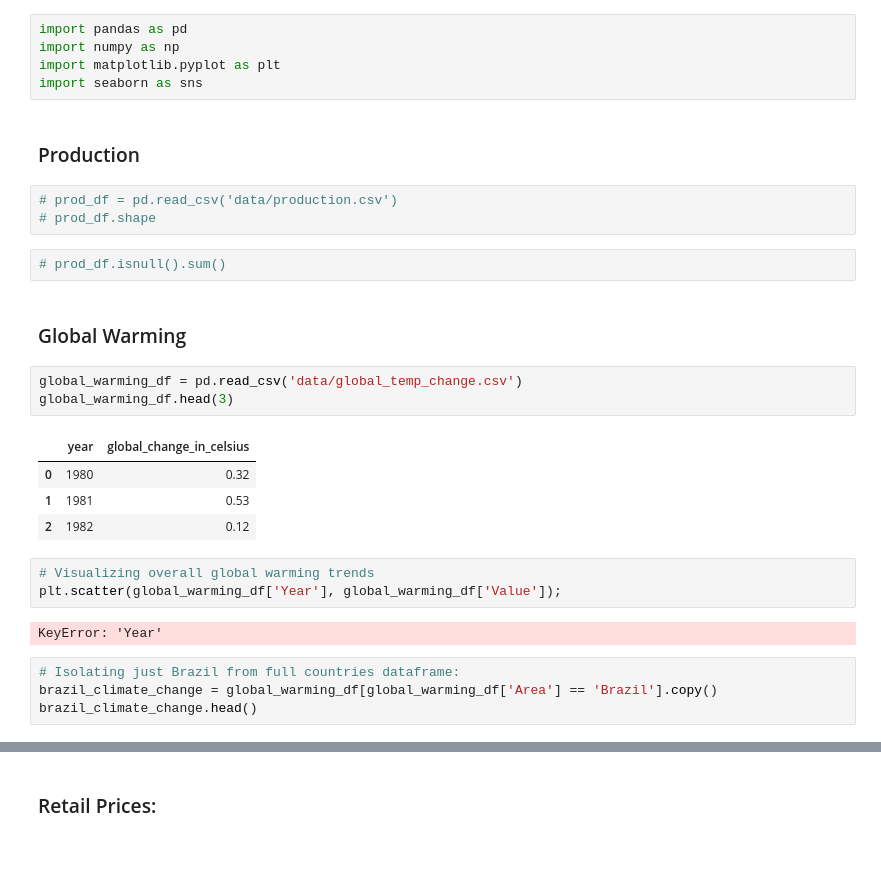
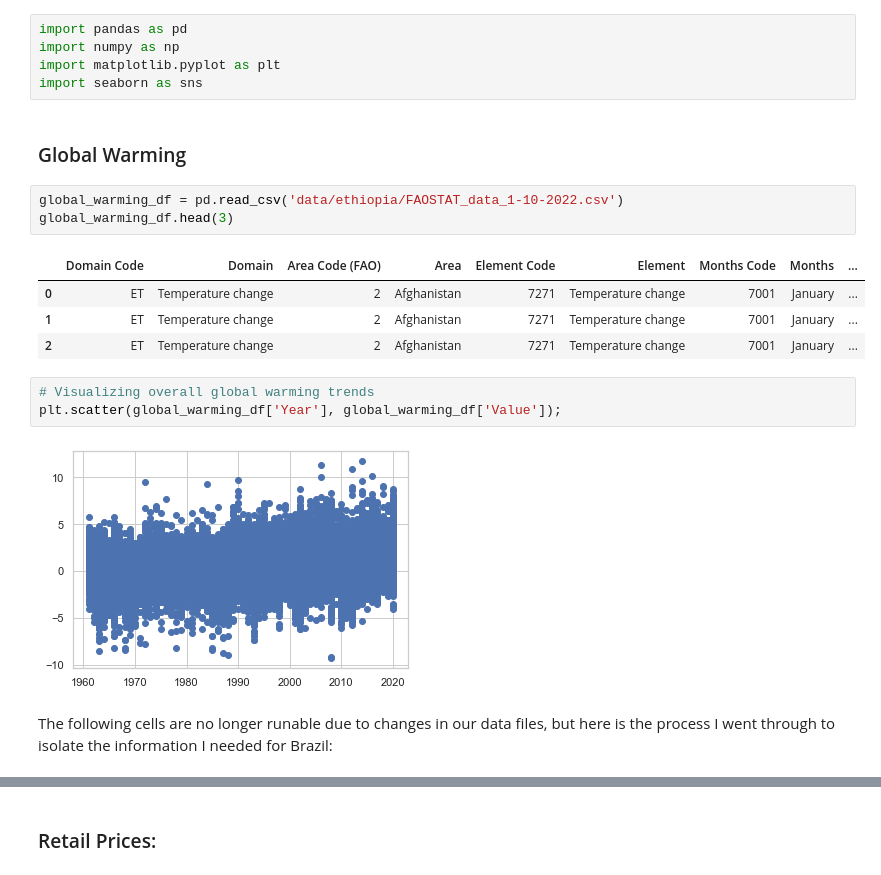
Before and after one commit to sanghyuns/Climate_Change_vs_Coffee_Production, a Jupyter notebook: Lara.ipynb, the cells around one changed output, grey strips where cells are left out. Saved outputs shown, nothing was run; the diff lists cells and outputs as text.

```diff
--- a/Lara.ipynb
+++ b/Lara.ipynb
@@ -42,29 +5,20 @@ import pandas as pd
 import numpy as np
 import matplotlib.pyplot as plt
 import seaborn as sns
-# %% [markdown]
-### Production
-# %%
-# prod_df = pd.read_csv('data/production.csv')
-# prod_df.shape
-# %%
-# prod_df.isnull().sum()
 # %% [markdown]
 ### Global Warming
 # %%
-global_warming_df = pd.read_csv('data/global_temp_change.csv')
+global_warming_df = pd.read_csv('data/ethiopia/FAOSTAT_data_1-10-2022.csv')
 global_warming_df.head(3)
 # %% [output]
-|  | year | global_change_in_celsius |
-| 0 | 1980 | 0.32 |
-| 1 | 1981 | 0.53 |
-| 2 | 1982 | 0.12 |
+|  | Domain Code | Domain | Area Code (FAO) | Area | Element Code | Element | Months Code | Months | ... |
+| 0 | ET | Temperature change | 2 | Afghanistan | 7271 | Temperature change | 7001 | January | ... |
+| 1 | ET | Temperature change | 2 | Afghanistan | 7271 | Temperature change | 7001 | January | ... |
+| 2 | ET | Temperature change | 2 | Afghanistan | 7271 | Temperature change | 7001 | January | ... |
 # %%
 # Visualizing overall global warming trends
 plt.scatter(global_warming_df['Year'], global_warming_df['Value']);
 # %% [output]
-KeyError: 'Year'
+[figure, added]
-# %%
-# Isolating just Brazil from full countries dataframe:
-brazil_climate_change = global_warming_df[global_warming_df['Area'] == 'Brazil'].copy()
-brazil_climate_change.head()
+# %% [markdown]
+The following cells are no longer runable due to changes in our data files, but here is the process I went through to isolate the information I needed for Brazil:
```
Also changed, not shown: parts of 53 cells of this notebook, 1 other file.
